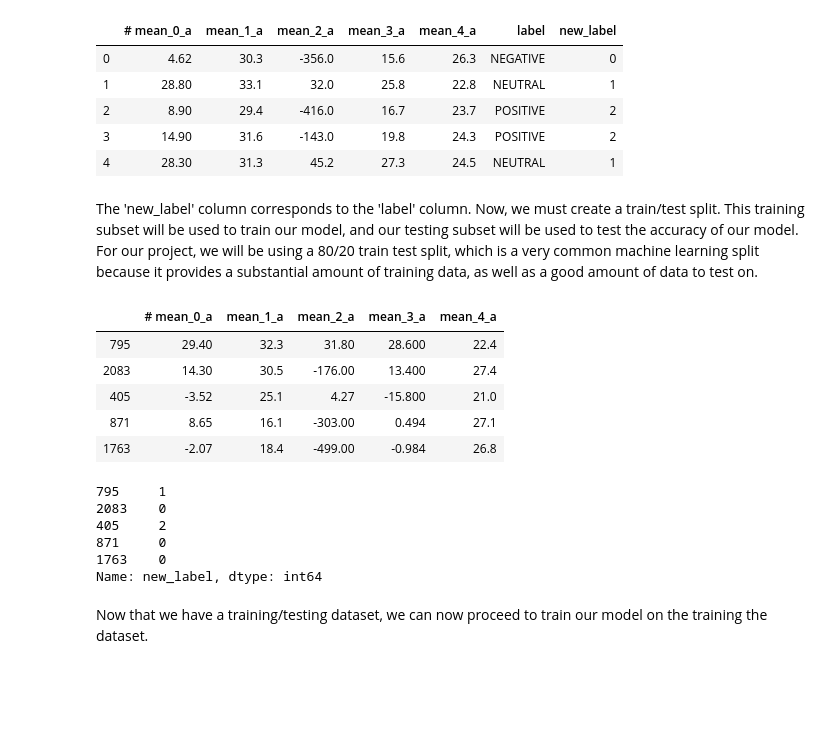
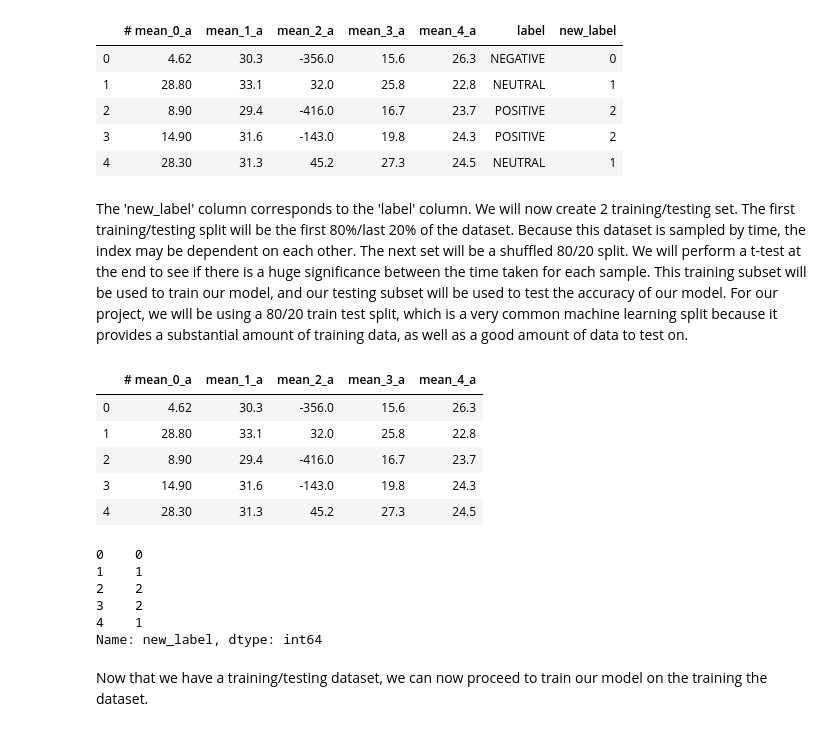
Before and after one commit to andydo1998/cogs189, a Jupyter notebook: cogs 189 project.ipynb, the cells around one changed output. Drawn from its saved outputs; the diff is of its cells as text; code cells hidden in the pictures; blank space fills up the shorter version.

Commit message:
project

```diff
--- a/cogs 189 project.ipynb
+++ b/cogs 189 project.ipynb
@@ -94,4 +99,4 @@ df.head()
 | 3 | 14.90 | 31.6 | -143.0 | 19.8 | 24.3 | POSITIVE | 2 |
 | 4 | 28.30 | 31.3 | 45.2 | 27.3 | 24.5 | NEUTRAL | 1 |
 # %% [markdown]
-The 'new_label' column corresponds to the 'label' column. Now, we must create a train/test split. This training subset will be used to train our model, and our testing subset will be used to test the accuracy of our model. For our project, we will be using a 80/20 train test split, which is a very common machine learning split because it provides a substantial amount of training data, as well as a good amount of data to test on.
+The 'new_label' column corresponds to the 'label' column. We will now create 2 training/testing set. The first training/testing split will be the first 80%/last 20% of the dataset. Because this dataset is sampled by time, the index may be dependent on each other. The next set will be a shuffled 80/20 split. We will perform a t-test at the end to see if there is a huge significance between the time taken for each sample. This training subset will be used to train our model, and our testing subset will be used to test the accuracy of our model. For our project, we will be using a 80/20 train test split, which is a very common machine learning split because it provides a substantial amount of training data, as well as a good amount of data to test on.
@@ -102,20 +103,30 @@ X_train, X_test, y_train, y_test = train_test_split(X, y, train_size = .8)
+# %%
+X = df.drop(['label', 'new_label'], axis = 1)
+y = df['new_label']
+
+# where the 80% of the dataset lies
+index = int(len(df) * .8)
+
+# obtaining the set, ns = no shuffle
+X_ns_train, y_ns_train = X[:index], y[:index]
+X_ns_test, y_ns_test = X[index:], y[:index]
 # %%
-X_train.head()
+X_ns_train.head()
 # %% [output]
 |  | # mean_0_a | mean_1_a | mean_2_a | mean_3_a | mean_4_a |
-| 795 | 29.40 | 32.3 | 31.80 | 28.600 | 22.4 |
-| 2083 | 14.30 | 30.5 | -176.00 | 13.400 | 27.4 |
-| 405 | -3.52 | 25.1 | 4.27 | -15.800 | 21.0 |
-| 871 | 8.65 | 16.1 | -303.00 | 0.494 | 27.1 |
-| 1763 | -2.07 | 18.4 | -499.00 | -0.984 | 26.8 |
+| 0 | 4.62 | 30.3 | -356.0 | 15.6 | 26.3 |
+| 1 | 28.80 | 33.1 | 32.0 | 25.8 | 22.8 |
+| 2 | 8.90 | 29.4 | -416.0 | 16.7 | 23.7 |
+| 3 | 14.90 | 31.6 | -143.0 | 19.8 | 24.3 |
+| 4 | 28.30 | 31.3 | 45.2 | 27.3 | 24.5 |
 # %%
-y_train.head()
+y_ns_train.head()
 # %% [output]
-795     1
-2083    0
-405     2
-871     0
-1763    0
+0    0
+1    1
+2    2
+3    2
+4    1
 Name: new_label, dtype: int64
 # %% [markdown]
 Now that we have a training/testing dataset, we can now proceed to train our model on the training the dataset.
```
Also changed, not shown: parts of 43 cells of this notebook.
